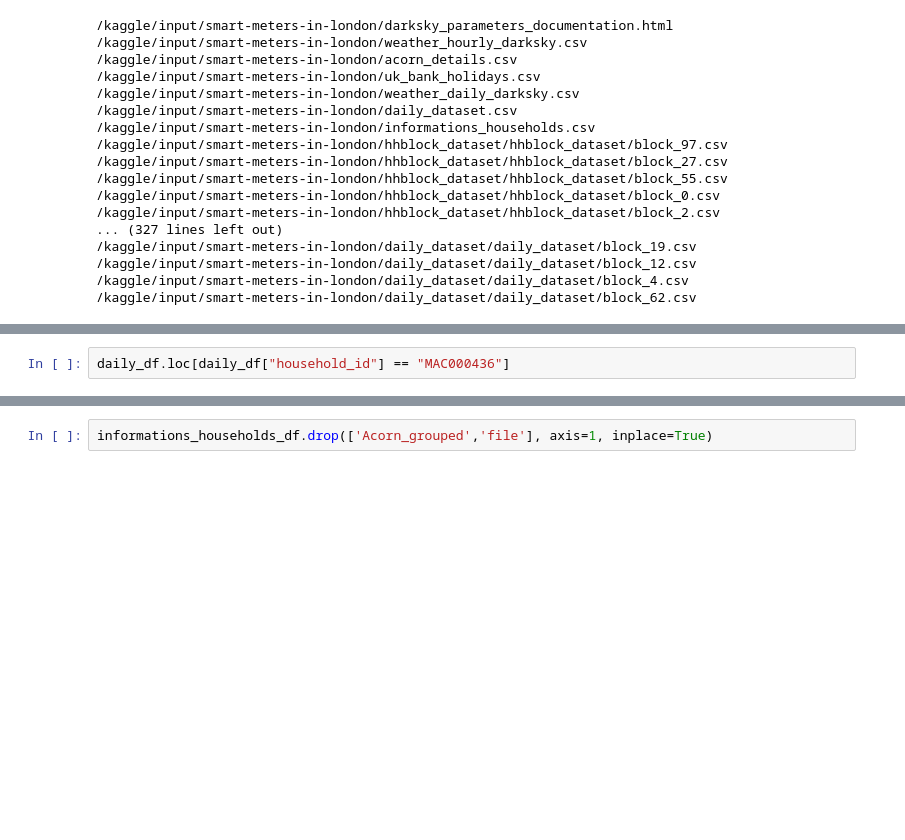
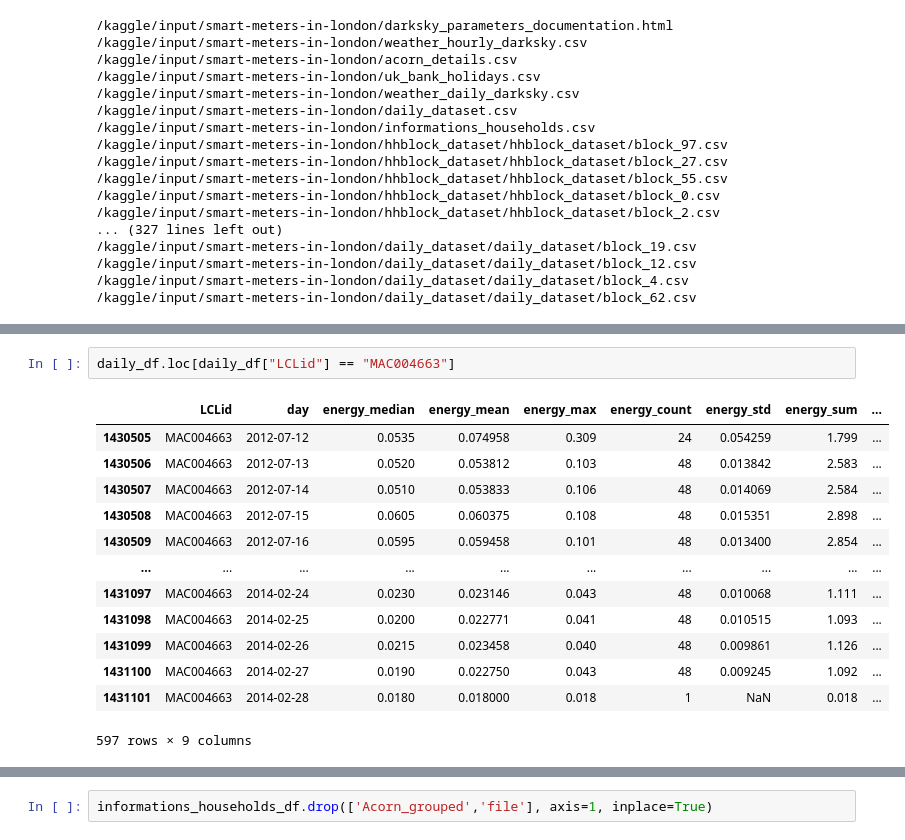
Before and after one commit to Youssef22Ashraf/-Electricity-Consumption-Prediction-in-Egypt, a Jupyter notebook: smart-meters-pp.ipynb, the cells around one changed output, grey strips where cells are left out. Cells and saved outputs as stored; diff of their text form; blank space fills up the shorter version.

```diff
--- a/smart-meters-pp.ipynb
+++ b/smart-meters-pp.ipynb
@@ -79,4 +150,18 @@ daily_df.sample(15)
 # %%
-daily_df.loc[daily_df["household_id"] == "MAC000436"]
+daily_df.loc[daily_df["LCLid"] == "MAC004663"]
+# %% [output]
+|  | LCLid | day | energy_median | energy_mean | energy_max | energy_count | energy_std | energy_sum | ... |
+| 1430505 | MAC004663 | 2012-07-12 | 0.0535 | 0.074958 | 0.309 | 24 | 0.054259 | 1.799 | ... |
+| 1430506 | MAC004663 | 2012-07-13 | 0.0520 | 0.053812 | 0.103 | 48 | 0.013842 | 2.583 | ... |
+| 1430507 | MAC004663 | 2012-07-14 | 0.0510 | 0.053833 | 0.106 | 48 | 0.014069 | 2.584 | ... |
+| 1430508 | MAC004663 | 2012-07-15 | 0.0605 | 0.060375 | 0.108 | 48 | 0.015351 | 2.898 | ... |
+| 1430509 | MAC004663 | 2012-07-16 | 0.0595 | 0.059458 | 0.101 | 48 | 0.013400 | 2.854 | ... |
+| ... | ... | ... | ... | ... | ... | ... | ... | ... | ... |
+| 1431097 | MAC004663 | 2014-02-24 | 0.0230 | 0.023146 | 0.043 | 48 | 0.010068 | 1.111 | ... |
+| 1431098 | MAC004663 | 2014-02-25 | 0.0200 | 0.022771 | 0.041 | 48 | 0.010515 | 1.093 | ... |
+| 1431099 | MAC004663 | 2014-02-26 | 0.0215 | 0.023458 | 0.040 | 48 | 0.009861 | 1.126 | ... |
+| 1431100 | MAC004663 | 2014-02-27 | 0.0190 | 0.022750 | 0.043 | 48 | 0.009245 | 1.092 | ... |
+| 1431101 | MAC004663 | 2014-02-28 | 0.0180 | 0.018000 | 0.018 | 1 | NaN | 0.018 | ... |
+597 rows × 9 columns
 # %%
 daily_df["LCLid"].shape
```
Also changed, not shown: parts of 20 cells of this notebook.
